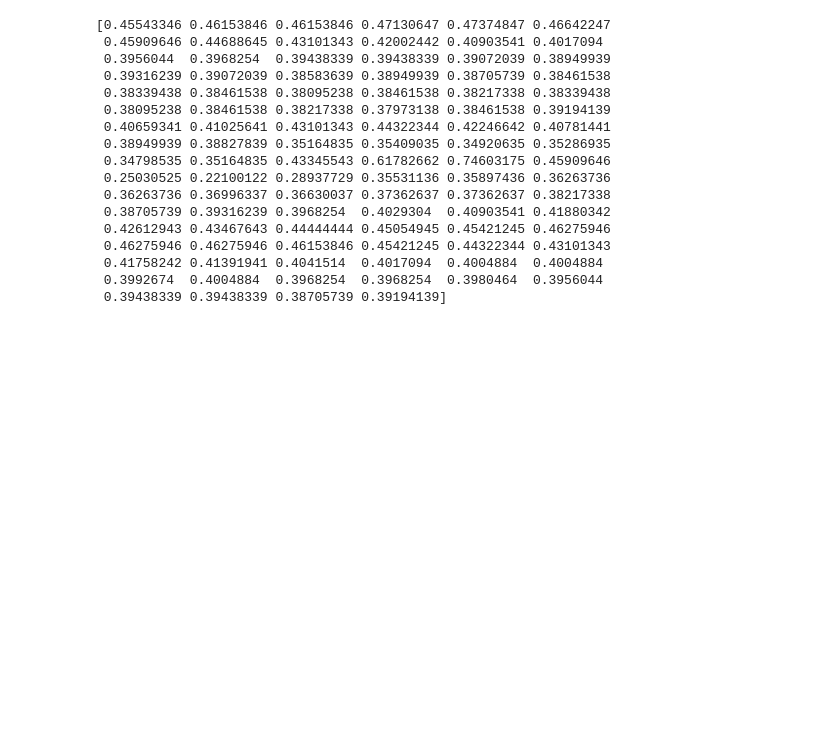
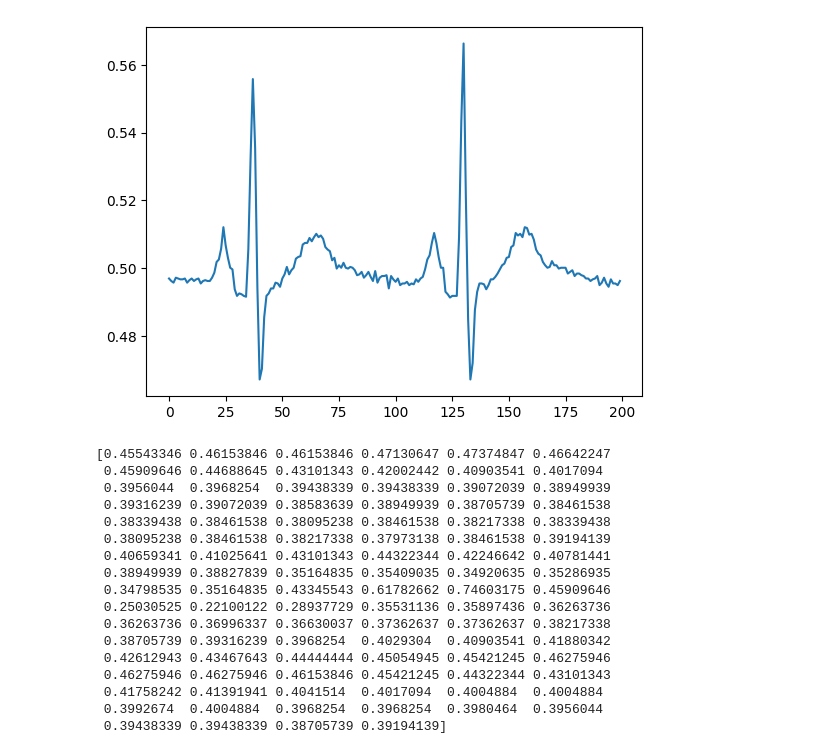
Before and after one commit to lucky-and-minie222702/OSA-detection-using-ECG, a Jupyter notebook: view_method.ipynb, the cells around one changed output. Saved outputs shown, nothing was run; the diff lists cells and outputs as text; code cells hidden in the pictures; blank space fills up the shorter version.

```diff
--- a/view_method.ipynb
+++ b/view_method.ipynb
@@ -11,5 +12,18 @@ import pywt
 
 %matplotlib inline
+# %%
+with open("ApneaData.pkl", "rb") as file:
+    data = pickle.load(file)
+    scaler = MinMaxScaler()
+    data = np.array(data)
+    label = data[:, -1]
+    data = data[:, :-1:]
+    data = scaler.fit_transform(data)
+# %%
+plt.plot(data[0][:200:])
+plt.show()
+# %% [output]
+[figure, added]
 # %%
 X_0 = np.load(path.join("gen_data", "ECG_normal.npy"))
 X_1 = np.load(path.join("gen_data", "ECG_apnea.npy"))
```
Also changed, not shown: parts of 1 cell of this notebook, 3 other files.
